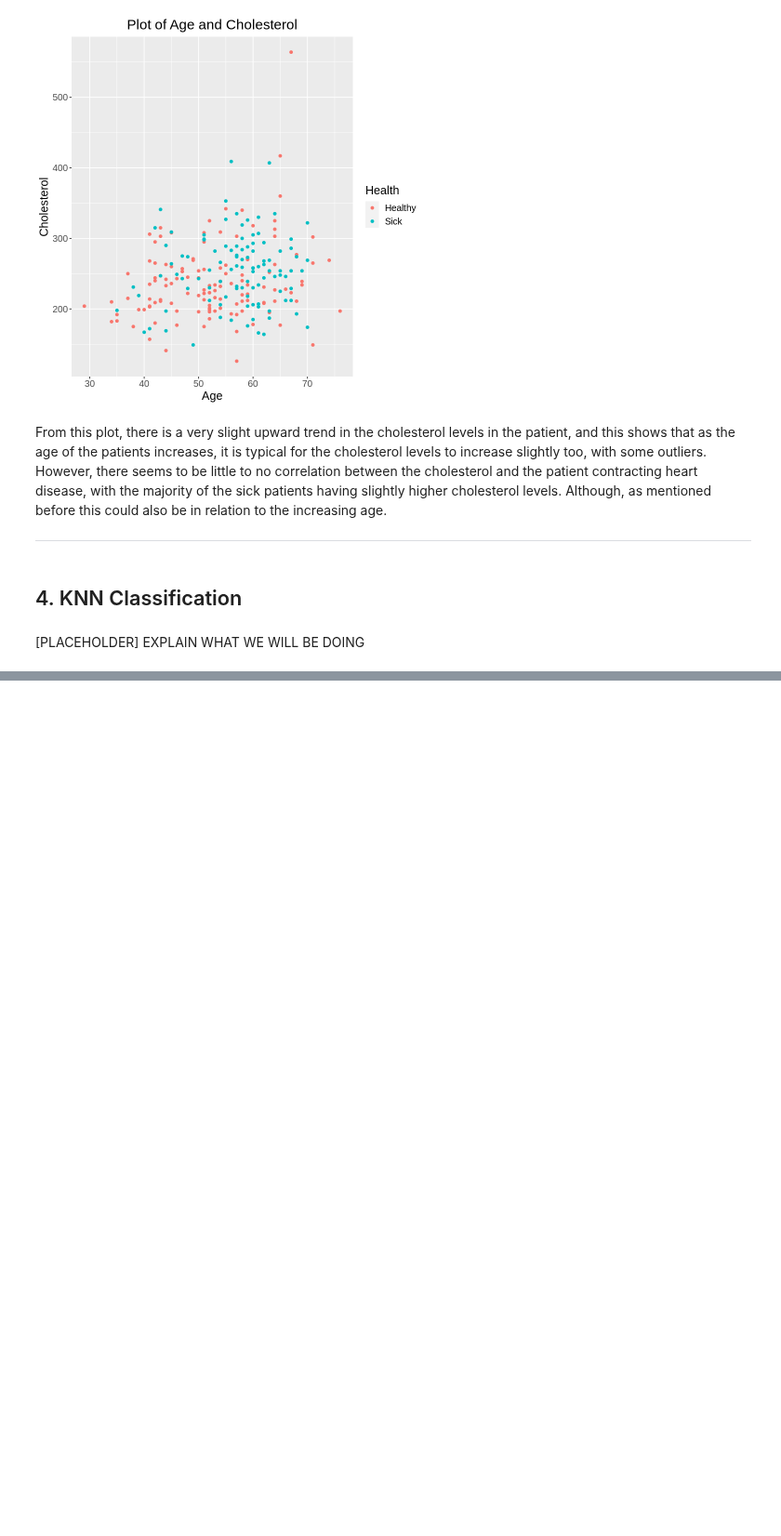
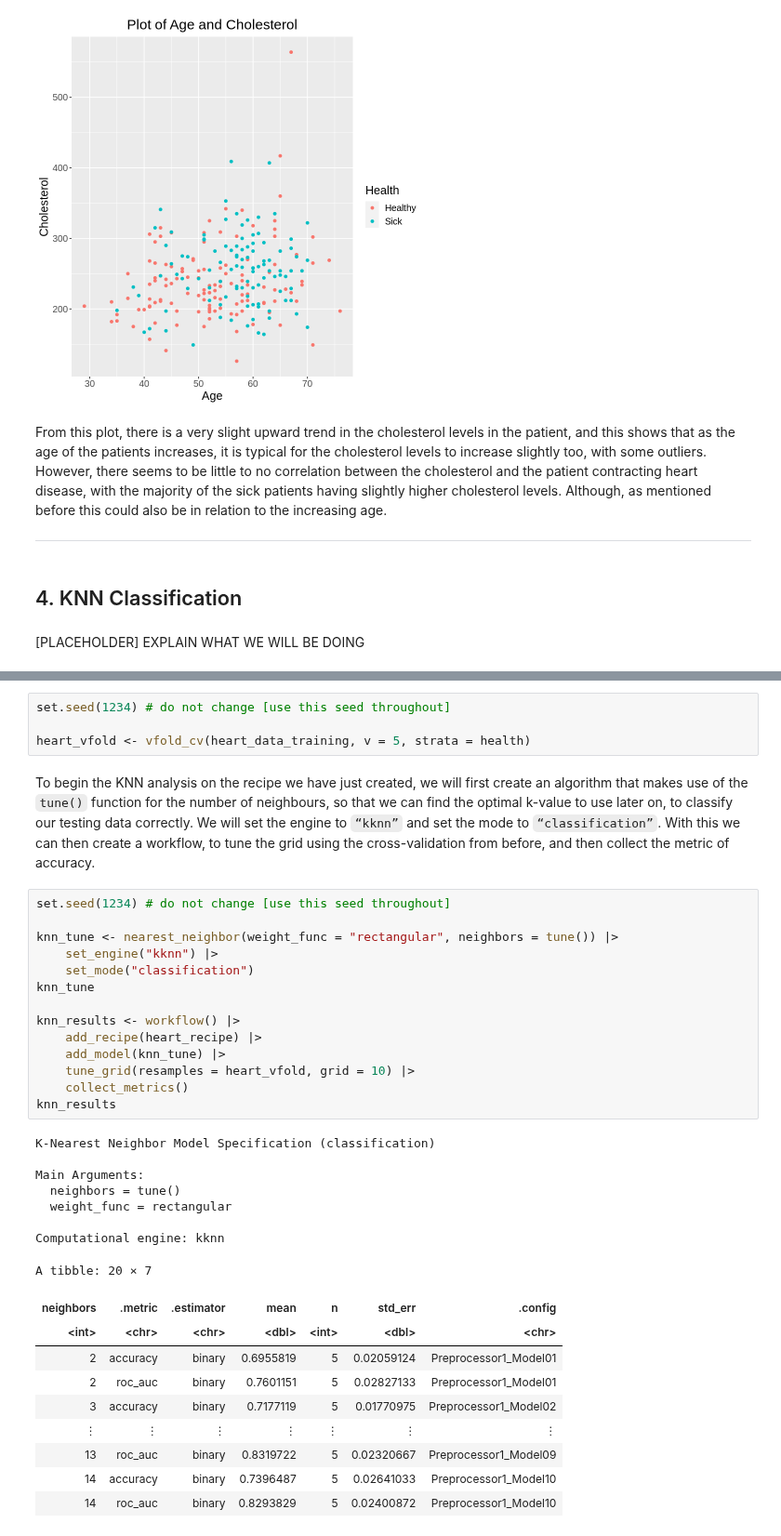
Before and after one commit to Sparsh-I/dsci-group-38, a Jupyter notebook: group_report.ipynb, the cells around one changed output, grey strips where cells are left out. Shown at 93% size. Drawn from its saved outputs; the diff is of its cells as text; blank space fills up the shorter version.

Commit message:
Begun KNN Analysis

```diff
--- a/group_report.ipynb
+++ b/group_report.ipynb
@@ -160,0 +182,38 @@ ________________________________________________________________________________
+# %%
+set.seed(1234) # do not change [use this seed throughout]
+
+heart_vfold <- vfold_cv(heart_data_training, v = 5, strata = health)
+# %% [markdown]
+To begin the KNN analysis on the recipe we have just created, we will first create an algorithm that makes use of the `tune()` function for the number of neighbours, so that we can find the optimal k-value to use later on, to classify our testing data correctly. We will set the engine to `“kknn”` and set the mode to `“classification”`. With this we can then create a workflow, to tune the grid using the cross-validation from before, and then collect the metric of accuracy.
+# %%
+set.seed(1234) # do not change [use this seed throughout]
+
+knn_tune <- nearest_neighbor(weight_func = "rectangular", neighbors = tune()) |>
+    set_engine("kknn") |>
+    set_mode("classification")
+knn_tune
+
+knn_results <- workflow() |>
+    add_recipe(heart_recipe) |>
+    add_model(knn_tune) |>
+    tune_grid(resamples = heart_vfold, grid = 10) |>
+    collect_metrics()
+knn_results
+# %% [output]
+K-Nearest Neighbor Model Specification (classification)
+
+Main Arguments:
+  neighbors = tune()
+  weight_func = rectangular
+
+Computational engine: kknn
+A tibble: 20 × 7
+| neighbors | .metric | .estimator | mean | n | std_err | .config |
+| <int> | <chr> | <chr> | <dbl> | <int> | <dbl> | <chr> |
+| 2 | accuracy | binary | 0.6955819 | 5 | 0.02059124 | Preprocessor1_Model01 |
+| 2 | roc_auc | binary | 0.7601151 | 5 | 0.02827133 | Preprocessor1_Model01 |
+| 3 | accuracy | binary | 0.7177119 | 5 | 0.01770975 | Preprocessor1_Model02 |
+| ⋮ | ⋮ | ⋮ | ⋮ | ⋮ | ⋮ | ⋮ |
+| 13 | roc_auc | binary | 0.8319722 | 5 | 0.02320667 | Preprocessor1_Model09 |
+| 14 | accuracy | binary | 0.7396487 | 5 | 0.02641033 | Preprocessor1_Model10 |
+| 14 | roc_auc | binary | 0.8293829 | 5 | 0.02400872 | Preprocessor1_Model10 |
```
Also changed, not shown: parts of 6 cells of this notebook.
